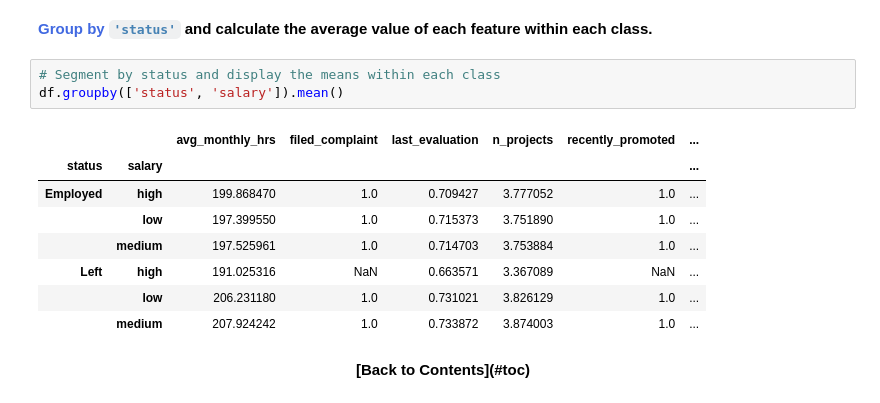
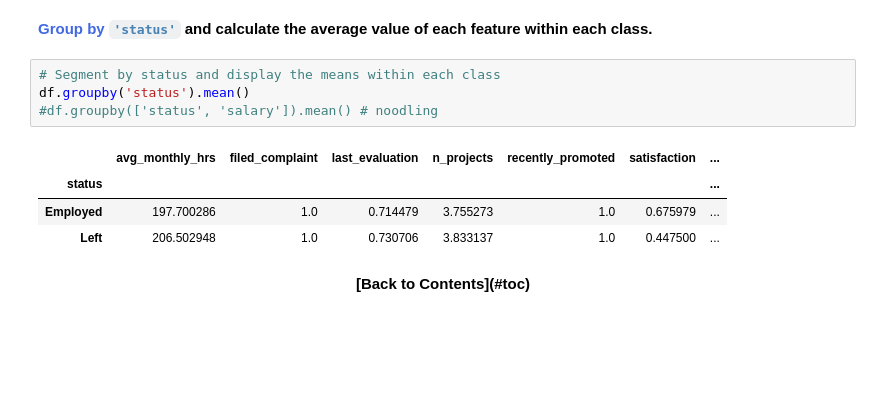
Before and after one commit to baskoroi/elite-ml, a Jupyter notebook: workbooks/project-3/Module 1 - Exploratory Analysis.ipynb, the cells around one changed output. Drawn from its saved outputs; the diff is of its cells as text; blank space fills up the shorter version.

Commit message:
Extra exploring & noodling

```diff
--- a/workbooks/project-3/Module 1 - Exploratory Analysis.ipynb
+++ b/workbooks/project-3/Module 1 - Exploratory Analysis.ipynb
@@ -239,16 +239,13 @@ plt.show()
 **<span style="color:royalblue">Group by</span> <code style="color:steelblue">'status'</code> and calculate the average value of each feature within each class.**
 # %%
 # Segment by status and display the means within each class
-df.groupby(['status', 'salary']).mean()
+df.groupby('status').mean()
+#df.groupby(['status', 'salary']).mean() # noodling
 # %% [output]
-|  |  | avg_monthly_hrs | filed_complaint | last_evaluation | n_projects | recently_promoted | ... |
-| status | salary |  |  |  |  |  | ... |
-| Employed | high | 199.868470 | 1.0 | 0.709427 | 3.777052 | 1.0 | ... |
-|  | low | 197.399550 | 1.0 | 0.715373 | 3.751890 | 1.0 | ... |
-|  | medium | 197.525961 | 1.0 | 0.714703 | 3.753884 | 1.0 | ... |
-| Left | high | 191.025316 | NaN | 0.663571 | 3.367089 | NaN | ... |
-|  | low | 206.231180 | 1.0 | 0.731021 | 3.826129 | 1.0 | ... |
-|  | medium | 207.924242 | 1.0 | 0.733872 | 3.874003 | 1.0 | ... |
+|  | avg_monthly_hrs | filed_complaint | last_evaluation | n_projects | recently_promoted | satisfaction | ... |
+| status |  |  |  |  |  |  | ... |
+| Employed | 197.700286 | 1.0 | 0.714479 | 3.755273 | 1.0 | 0.675979 | ... |
+| Left | 206.502948 | 1.0 | 0.730706 | 3.833137 | 1.0 | 0.447500 | ... |
 # %% [markdown]
 <div style="text-align:center; margin: 40px 0 40px 0; font-weight:bold">
 [Back to Contents](#toc)
```
Also changed, not shown: parts of 3 cells of this notebook.
